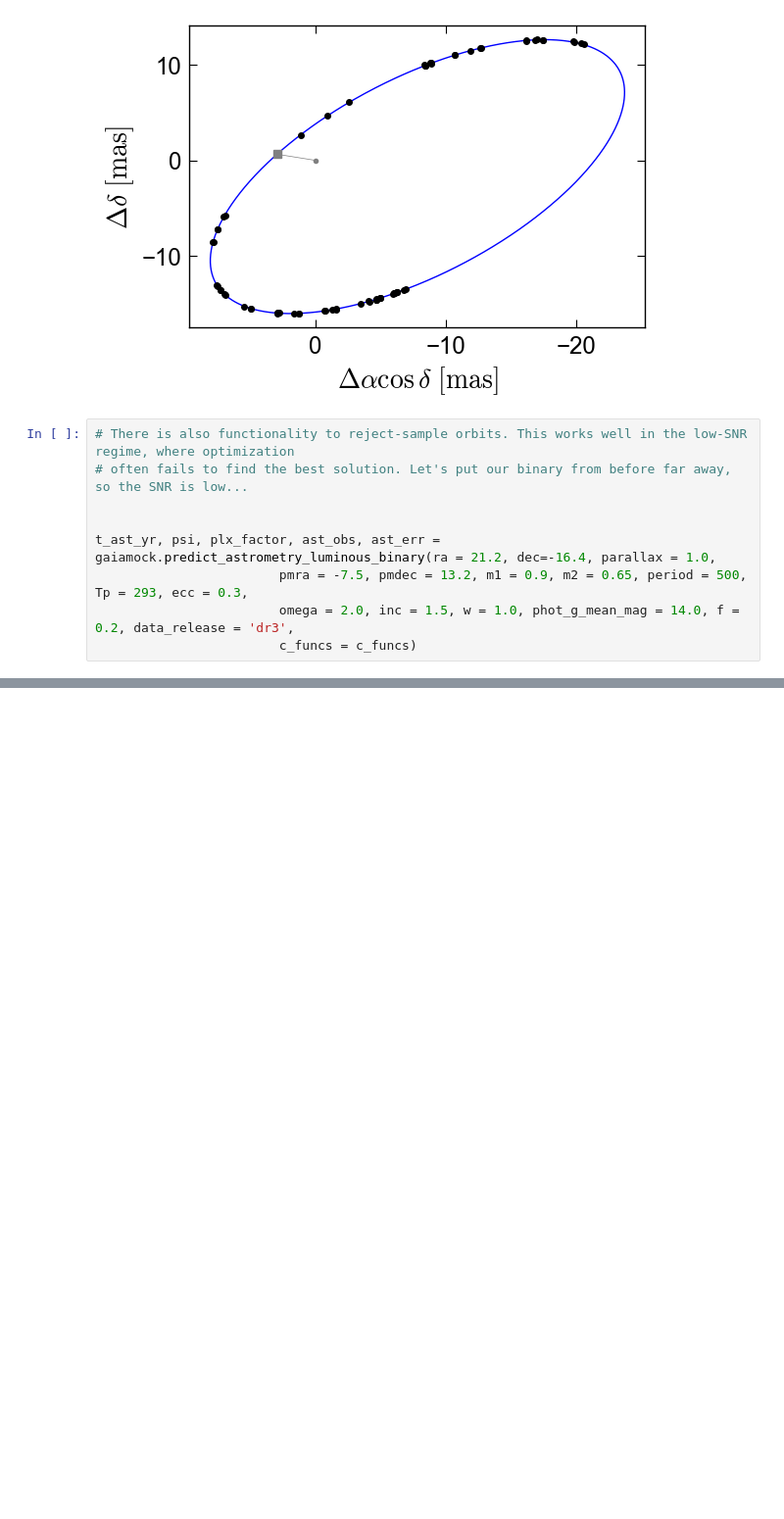
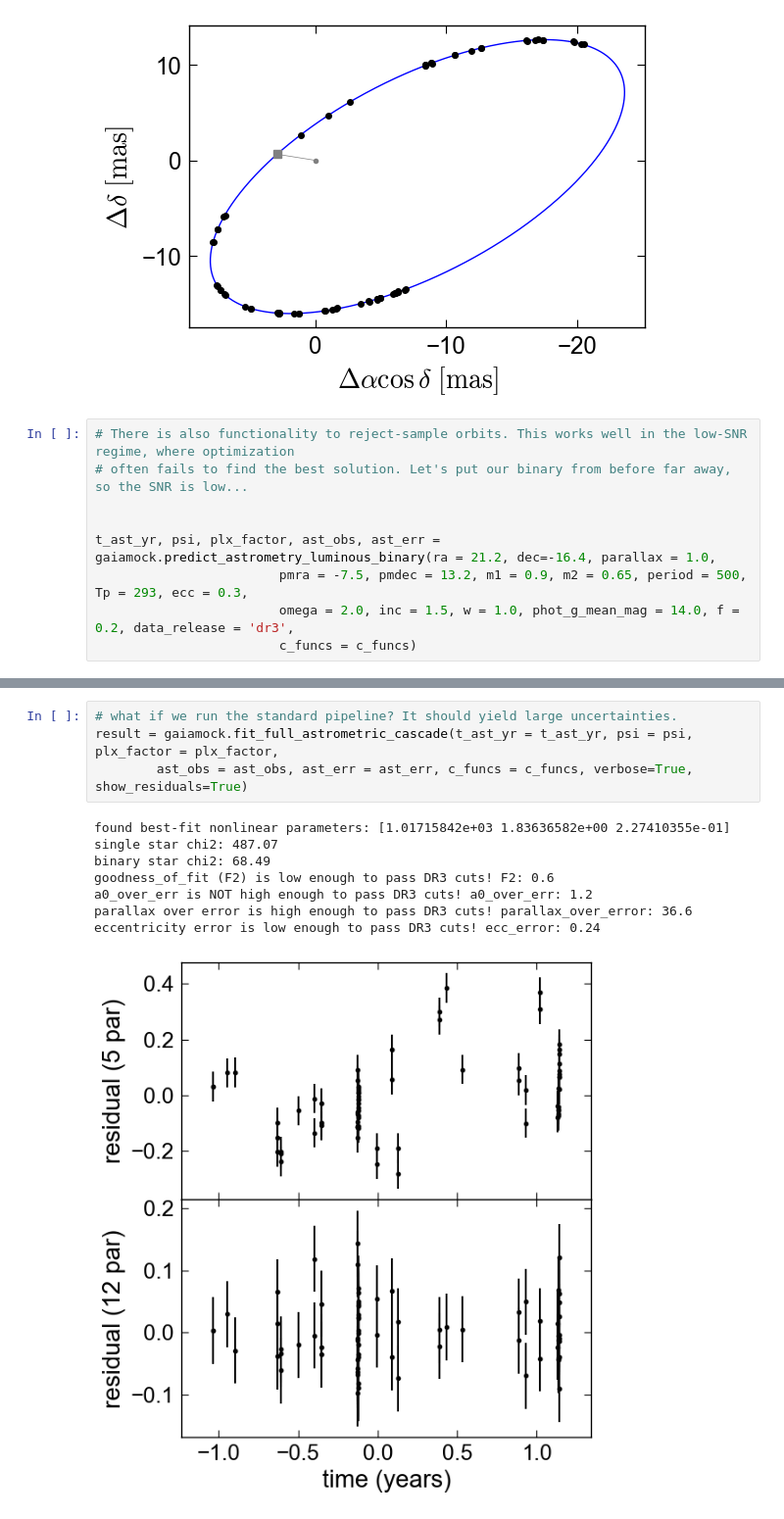
Before and after one commit to kareemelbadry/gaiamock, a Jupyter notebook: demo.ipynb, the cells around one changed output, grey strips where cells are left out. Shown at 98% size. Cells and saved outputs as stored; diff of their text form; blank space fills up the shorter version.

```diff
--- a/demo.ipynb
+++ b/demo.ipynb
@@ -403,0 +436,13 @@ ax.legend(loc = 'upper right')
+# %%
+# what if we run the standard pipeline? It should yield large uncertainties.
+result = gaiamock.fit_full_astrometric_cascade(t_ast_yr = t_ast_yr, psi = psi, plx_factor = plx_factor,
+        ast_obs = ast_obs, ast_err = ast_err, c_funcs = c_funcs, verbose=True, show_residuals=True)
+# %% [output]
+found best-fit nonlinear parameters: [1.01715842e+03 1.83636582e+00 2.27410355e-01]
+single star chi2: 487.07
+binary star chi2: 68.49
+goodness_of_fit (F2) is low enough to pass DR3 cuts! F2: 0.6
+a0_over_err is NOT high enough to pass DR3 cuts! a0_over_err: 1.2
+parallax over error is high enough to pass DR3 cuts! parallax_over_error: 36.6
+eccentricity error is low enough to pass DR3 cuts! ecc_error: 0.24
+[figure, added]
```
Also changed, not shown: parts of 33 cells of this notebook, 1 other file.
